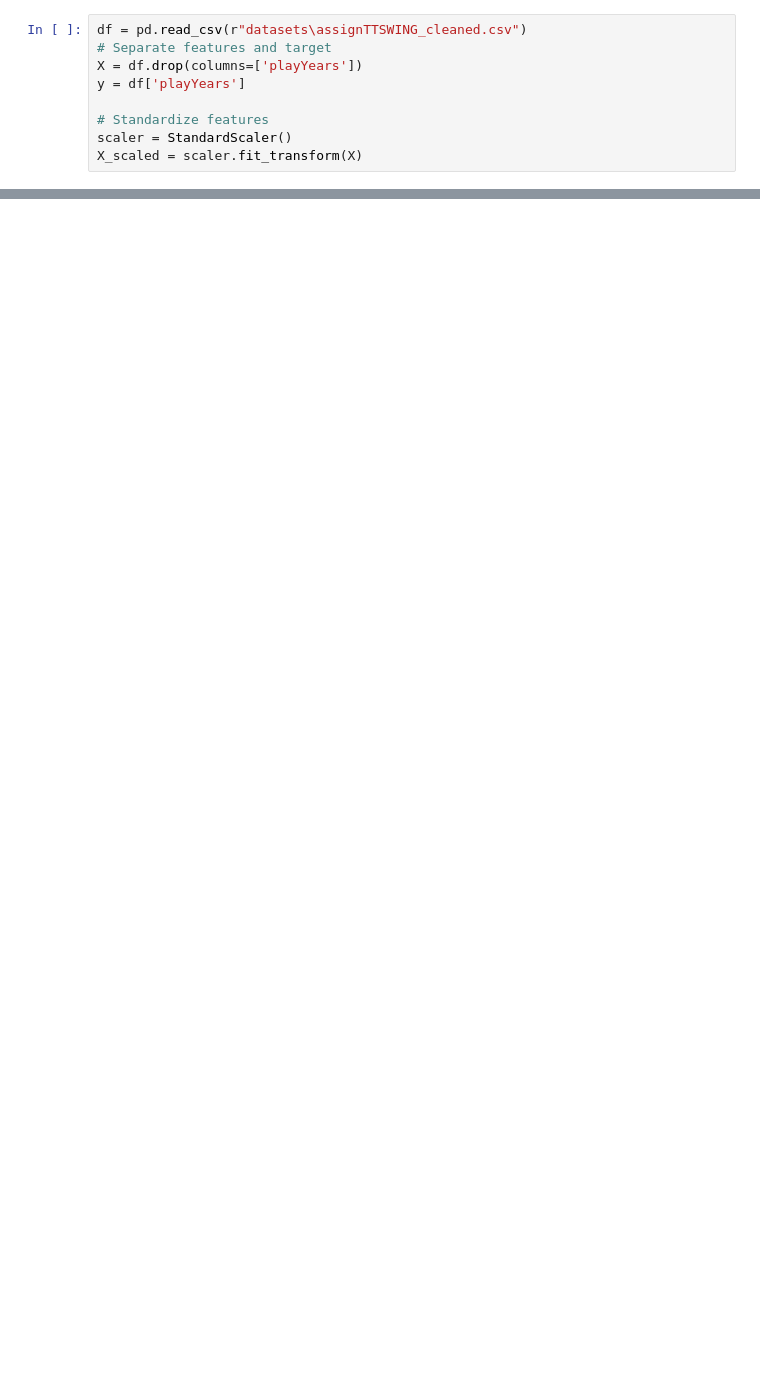
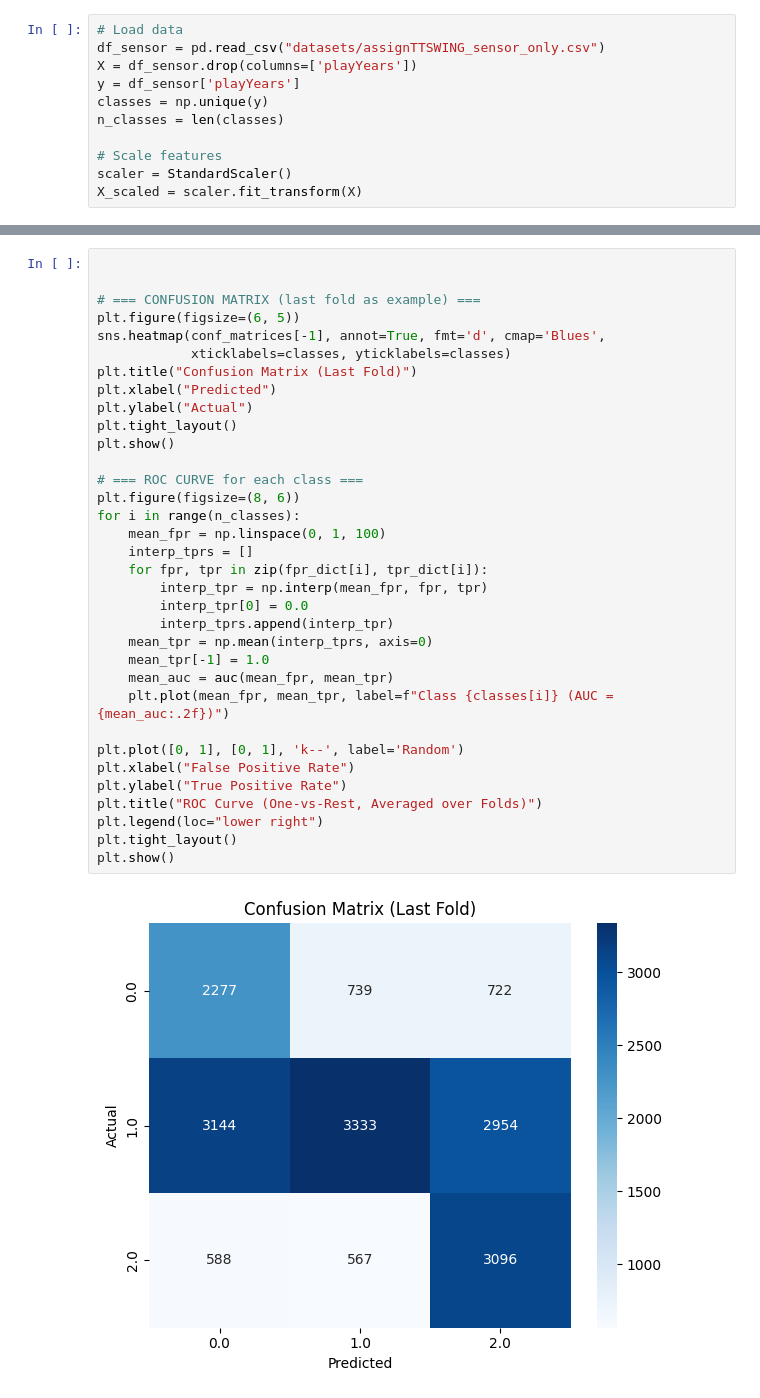
Before and after one commit to GavinSaiun/Motion-Based-Table-Tennis-Skill-Prediction, a Jupyter notebook: regression.ipynb, the cells around one changed output, grey strips where cells are left out. Drawn from its saved outputs; the diff is of its cells as text; blank space fills up the shorter version.

```diff
--- a/regression.ipynb
+++ b/regression.ipynb
@@ -8,10 +13,12 @@ from sklearn.metrics import classification_report, accuracy_score, confusion_mat
 # %%
-df = pd.read_csv(r"datasets\assignTTSWING_cleaned.csv")
-# Separate features and target
-X = df.drop(columns=['playYears'])
-y = df['playYears']
+# Load data
+df_sensor = pd.read_csv("datasets/assignTTSWING_sensor_only.csv")
+X = df_sensor.drop(columns=['playYears'])
+y = df_sensor['playYears']
+classes = np.unique(y)
+n_classes = len(classes)
 
-# Standardize features
+# Scale features
 scaler = StandardScaler()
 X_scaled = scaler.fit_transform(X)
 # %%
@@ -62,0 +80,36 @@ Average F1-Score:  0.6500
+# %%
+
+
+# === CONFUSION MATRIX (last fold as example) ===
+plt.figure(figsize=(6, 5))
+sns.heatmap(conf_matrices[-1], annot=True, fmt='d', cmap='Blues',
+            xticklabels=classes, yticklabels=classes)
+plt.title("Confusion Matrix (Last Fold)")
+plt.xlabel("Predicted")
+plt.ylabel("Actual")
+plt.tight_layout()
+plt.show()
+
+# === ROC CURVE for each class ===
+plt.figure(figsize=(8, 6))
+for i in range(n_classes):
+    mean_fpr = np.linspace(0, 1, 100)
+    interp_tprs = []
+    for fpr, tpr in zip(fpr_dict[i], tpr_dict[i]):
+        interp_tpr = np.interp(mean_fpr, fpr, tpr)
+        interp_tpr[0] = 0.0
+        interp_tprs.append(interp_tpr)
+    mean_tpr = np.mean(interp_tprs, axis=0)
+    mean_tpr[-1] = 1.0
+    mean_auc = auc(mean_fpr, mean_tpr)
+    plt.plot(mean_fpr, mean_tpr, label=f"Class {classes[i]} (AUC = {mean_auc:.2f})")
+
+plt.plot([0, 1], [0, 1], 'k--', label='Random')
+plt.xlabel("False Positive Rate")
+plt.ylabel("True Positive Rate")
+plt.title("ROC Curve (One-vs-Rest, Averaged over Folds)")
+plt.legend(loc="lower right")
+plt.tight_layout()
+plt.show()
+# %% [output]
+[figure, added]
```
Also changed, not shown: parts of 3 cells of this notebook, 4 other files.
